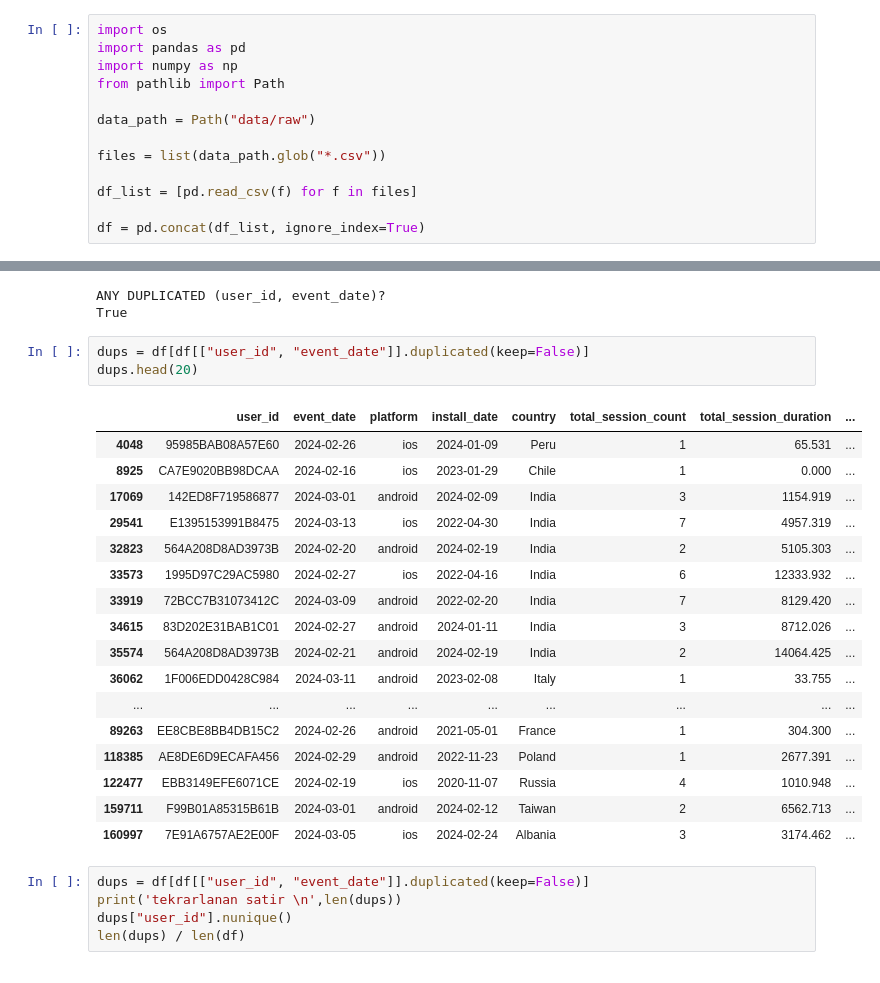
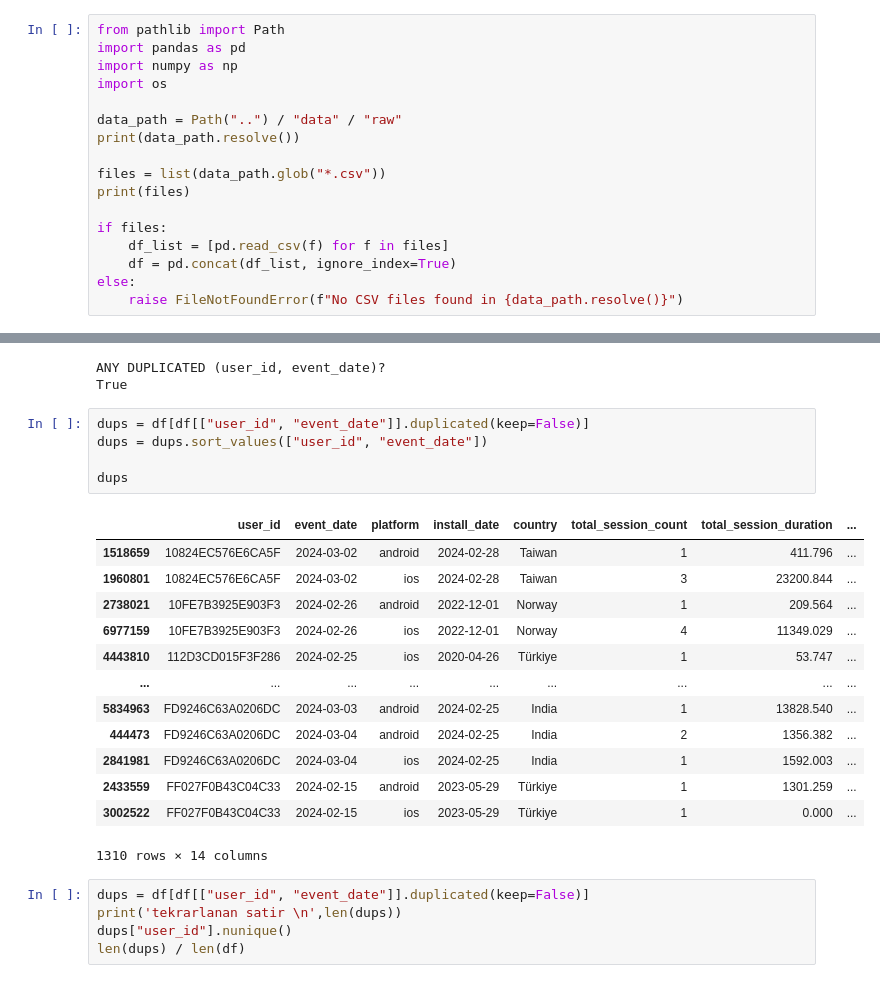
Before and after one commit to Yambolska/vertigo_games, a Jupyter notebook: notebooks/tas2_user_segmentation.ipynb, the cells around one changed output, grey strips where cells are left out. Cells and saved outputs as stored; diff of their text form.

```diff
--- a/notebooks/tas2_user_segmentation.ipynb
+++ b/notebooks/tas2_user_segmentation.ipynb
@@ -149,15 +149,19 @@ Data period: total of 29 days**
 - market optimization
 - targeted user acquisition
 # %%
-import os
+from pathlib import Path
 import pandas as pd
 import numpy as np
-from pathlib import Path
+import os
 
-data_path = Path("data/raw")
+data_path = Path("..") / "data" / "raw"
+print(data_path.resolve())
 
 files = list(data_path.glob("*.csv"))
+print(files)
 
-df_list = [pd.read_csv(f) for f in files]
-
-df = pd.concat(df_list, ignore_index=True)
+if files:
+    df_list = [pd.read_csv(f) for f in files]
+    df = pd.concat(df_list, ignore_index=True)
+else:
+    raise FileNotFoundError(f"No CSV files found in {data_path.resolve()}")
@@ -461,25 +471,23 @@ ANY DUPLICATED (user_id, event_date)?
 True
 # %%
 dups = df[df[["user_id", "event_date"]].duplicated(keep=False)]
-dups.head(20)
+dups = dups.sort_values(["user_id", "event_date"])
+
+dups
 # %% [output]
 |  | user_id | event_date | platform | install_date | country | total_session_count | total_session_duration | ... |
-| 4048 | 95985BAB08A57E60 | 2024-02-26 | ios | 2024-01-09 | Peru | 1 | 65.531 | ... |
-| 8925 | CA7E9020BB98DCAA | 2024-02-16 | ios | 2023-01-29 | Chile | 1 | 0.000 | ... |
-| 17069 | 142ED8F719586877 | 2024-03-01 | android | 2024-02-09 | India | 3 | 1154.919 | ... |
-| 29541 | E1395153991B8475 | 2024-03-13 | ios | 2022-04-30 | India | 7 | 4957.319 | ... |
-| 32823 | 564A208D8AD3973B | 2024-02-20 | android | 2024-02-19 | India | 2 | 5105.303 | ... |
-| 33573 | 1995D97C29AC5980 | 2024-02-27 | ios | 2022-04-16 | India | 6 | 12333.932 | ... |
-| 33919 | 72BCC7B31073412C | 2024-03-09 | android | 2022-02-20 | India | 7 | 8129.420 | ... |
-| 34615 | 83D202E31BAB1C01 | 2024-02-27 | android | 2024-01-11 | India | 3 | 8712.026 | ... |
-| 35574 | 564A208D8AD3973B | 2024-02-21 | android | 2024-02-19 | India | 2 | 14064.425 | ... |
-| 36062 | 1F006EDD0428C984 | 2024-03-11 | android | 2023-02-08 | Italy | 1 | 33.755 | ... |
+| 1518659 | 10824EC576E6CA5F | 2024-03-02 | android | 2024-02-28 | Taiwan | 1 | 411.796 | ... |
+| 1960801 | 10824EC576E6CA5F | 2024-03-02 | ios | 2024-02-28 | Taiwan | 3 | 23200.844 | ... |
+| 2738021 | 10FE7B3925E903F3 | 2024-02-26 | android | 2022-12-01 | Norway | 1 | 209.564 | ... |
+| 6977159 | 10FE7B3925E903F3 | 2024-02-26 | ios | 2022-12-01 | Norway | 4 | 11349.029 | ... |
+| 4443810 | 112D3CD015F3F286 | 2024-02-25 | ios | 2020-04-26 | Türkiye | 1 | 53.747 | ... |
 | ... | ... | ... | ... | ... | ... | ... | ... | ... |
-| 89263 | EE8CBE8BB4DB15C2 | 2024-02-26 | android | 2021-05-01 | France | 1 | 304.300 | ... |
-| 118385 | AE8DE6D9ECAFA456 | 2024-02-29 | android | 2022-11-23 | Poland | 1 | 2677.391 | ... |
-| 122477 | EBB3149EFE6071CE | 2024-02-19 | ios | 2020-11-07 | Russia | 4 | 1010.948 | ... |
-| 159711 | F99B01A85315B61B | 2024-03-01 | android | 2024-02-12 | Taiwan | 2 | 6562.713 | ... |
-| 160997 | 7E91A6757AE2E00F | 2024-03-05 | ios | 2024-02-24 | Albania | 3 | 3174.462 | ... |
+| 5834963 | FD9246C63A0206DC | 2024-03-03 | android | 2024-02-25 | India | 1 | 13828.540 | ... |
+| 444473 | FD9246C63A0206DC | 2024-03-04 | android | 2024-02-25 | India | 2 | 1356.382 | ... |
+| 2841981 | FD9246C63A0206DC | 2024-03-04 | ios | 2024-02-25 | India | 1 | 1592.003 | ... |
+| 2433559 | FF027F0B43C04C33 | 2024-02-15 | android | 2023-05-29 | Türkiye | 1 | 1301.259 | ... |
+| 3002522 | FF027F0B43C04C33 | 2024-02-15 | ios | 2023-05-29 | Türkiye | 1 | 0.000 | ... |
+1310 rows × 14 columns
 # %%
 dups = df[df[["user_id", "event_date"]].duplicated(keep=False)]
 print('tekrarlanan satir \n',len(dups))
```
Also changed, not shown: parts of 24 cells of this notebook.
